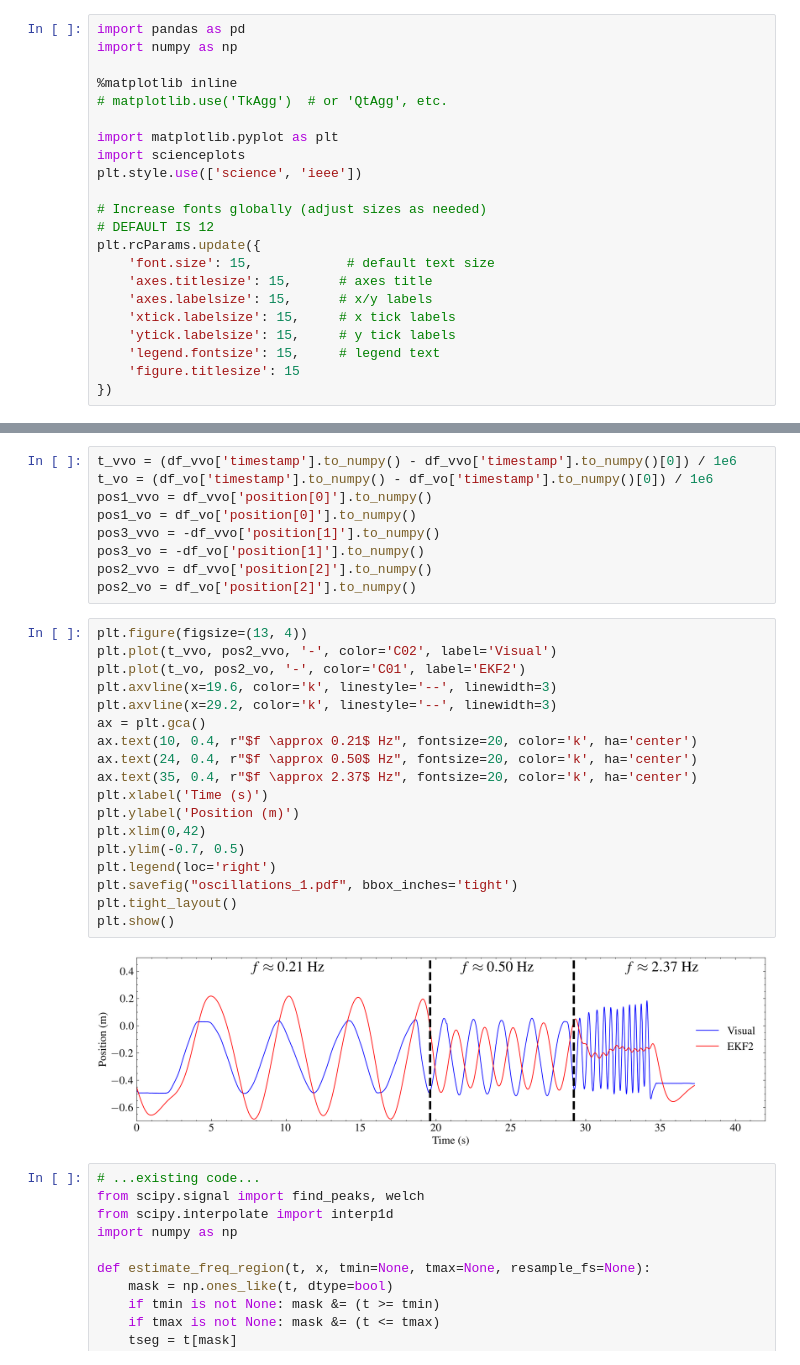
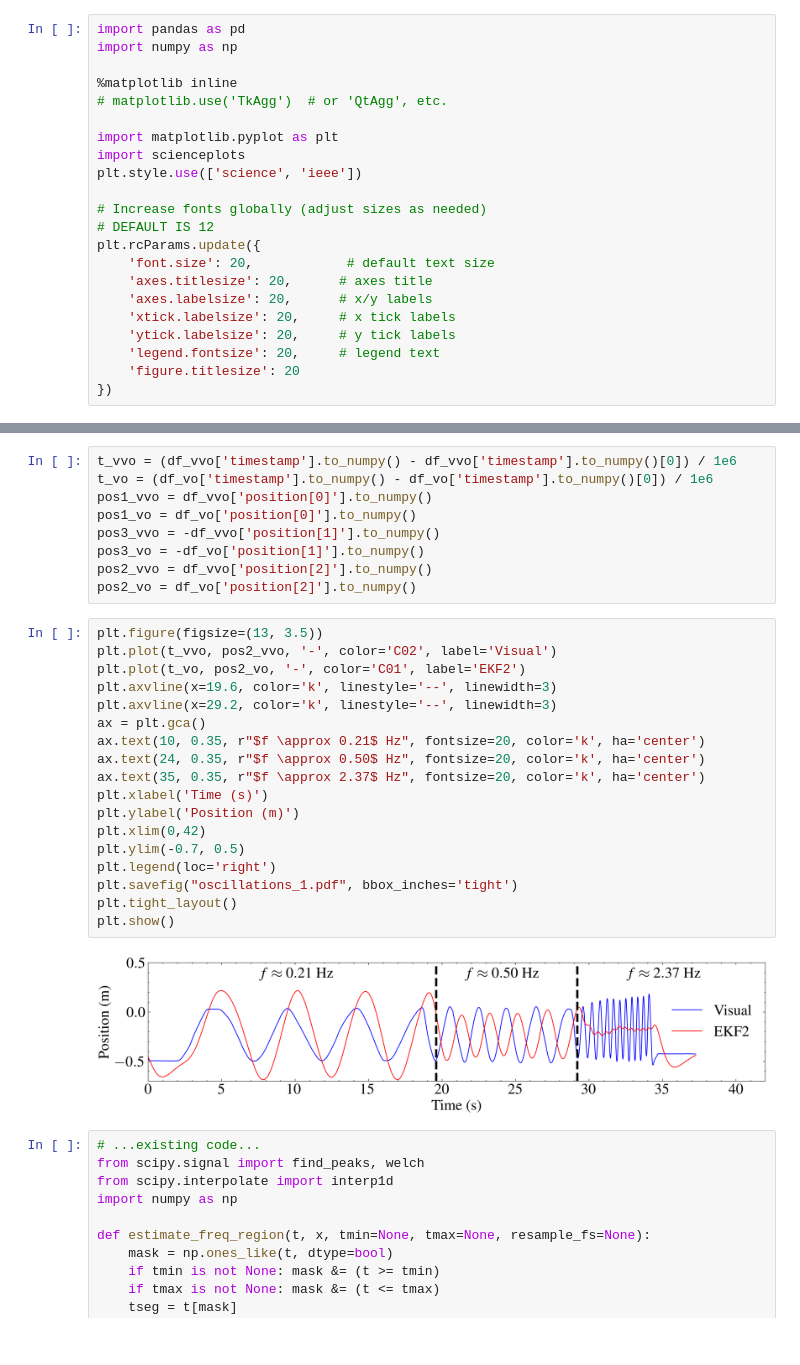
Before and after one commit to ringe-n-5525079/mocap-fyp, a Jupyter notebook: data_capture/Paper_Plotting/oscillations.ipynb, the cells around one changed output, grey strips where cells are left out. Saved outputs shown, nothing was run; the diff lists cells and outputs as text.

Commit message:
improved plotting

```diff
--- a/data_capture/Paper_Plotting/oscillations.ipynb
+++ b/data_capture/Paper_Plotting/oscillations.ipynb
@@ -12,13 +12,13 @@ plt.style.use(['science', 'ieee'])
 # Increase fonts globally (adjust sizes as needed)
 # DEFAULT IS 12
 plt.rcParams.update({
-    'font.size': 15,            # default text size
-    'axes.titlesize': 15,      # axes title
-    'axes.labelsize': 15,      # x/y labels
-    'xtick.labelsize': 15,     # x tick labels
-    'ytick.labelsize': 15,     # y tick labels
-    'legend.fontsize': 15,     # legend text
-    'figure.titlesize': 15
+    'font.size': 20,            # default text size
+    'axes.titlesize': 20,      # axes title
+    'axes.labelsize': 20,      # x/y labels
+    'xtick.labelsize': 20,     # x tick labels
+    'ytick.labelsize': 20,     # y tick labels
+    'legend.fontsize': 20,     # legend text
+    'figure.titlesize': 20
 })
 # %%
 # Import data
@@ -34,25 +34,25 @@ pos3_vo = -df_vo['position[1]'].to_numpy()
 pos2_vvo = df_vvo['position[2]'].to_numpy()
 pos2_vo = df_vo['position[2]'].to_numpy()
 # %%
-plt.figure(figsize=(13, 4))
+plt.figure(figsize=(13, 3.5))
 plt.plot(t_vvo, pos2_vvo, '-', color='C02', label='Visual')
 plt.plot(t_vo, pos2_vo, '-', color='C01', label='EKF2')
 plt.axvline(x=19.6, color='k', linestyle='--', linewidth=3)
 plt.axvline(x=29.2, color='k', linestyle='--', linewidth=3)
 ax = plt.gca()
-ax.text(10, 0.4, r"$f \approx 0.21$ Hz", fontsize=20, color='k', ha='center')
-ax.text(24, 0.4, r"$f \approx 0.50$ Hz", fontsize=20, color='k', ha='center')
-ax.text(35, 0.4, r"$f \approx 2.37$ Hz", fontsize=20, color='k', ha='center')
+ax.text(10, 0.35, r"$f \approx 0.21$ Hz", fontsize=20, color='k', ha='center')
+ax.text(24, 0.35, r"$f \approx 0.50$ Hz", fontsize=20, color='k', ha='center')
+ax.text(35, 0.35, r"$f \approx 2.37$ Hz", fontsize=20, color='k', ha='center')
 plt.xlabel('Time (s)')
 plt.ylabel('Position (m)')
 plt.xlim(0,42)
 plt.ylim(-0.7, 0.5)
 plt.legend(loc='right')
 plt.savefig("oscillations_1.pdf", bbox_inches='tight')
 plt.tight_layout()
 plt.show()
 # %% [output]
-[figure, old version]
+[figure, new version]
 # %%
 # ...existing code...
 from scipy.signal import find_peaks, welch
```
Also changed, not shown: 6 other files.
